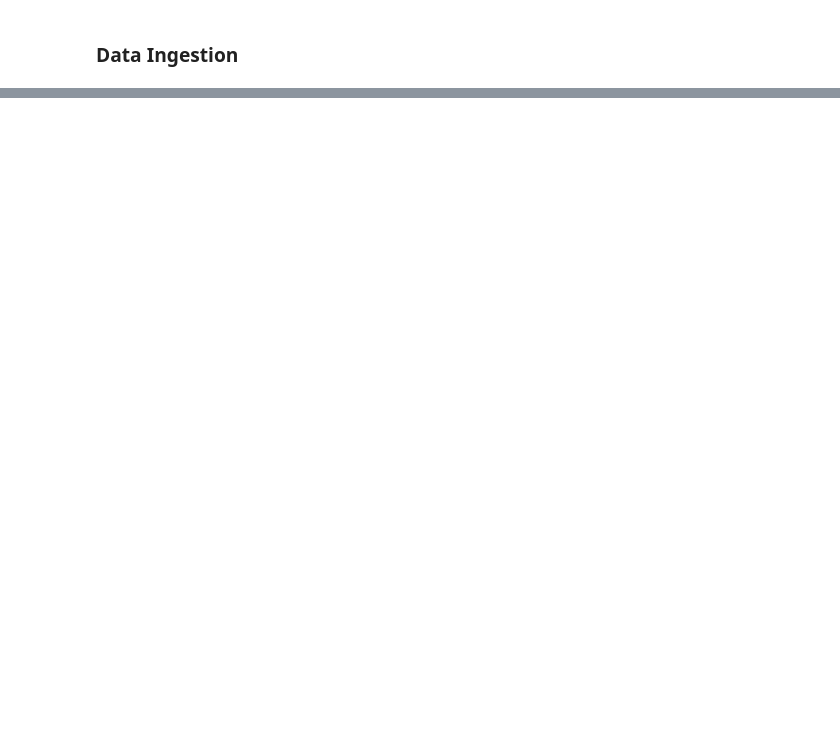
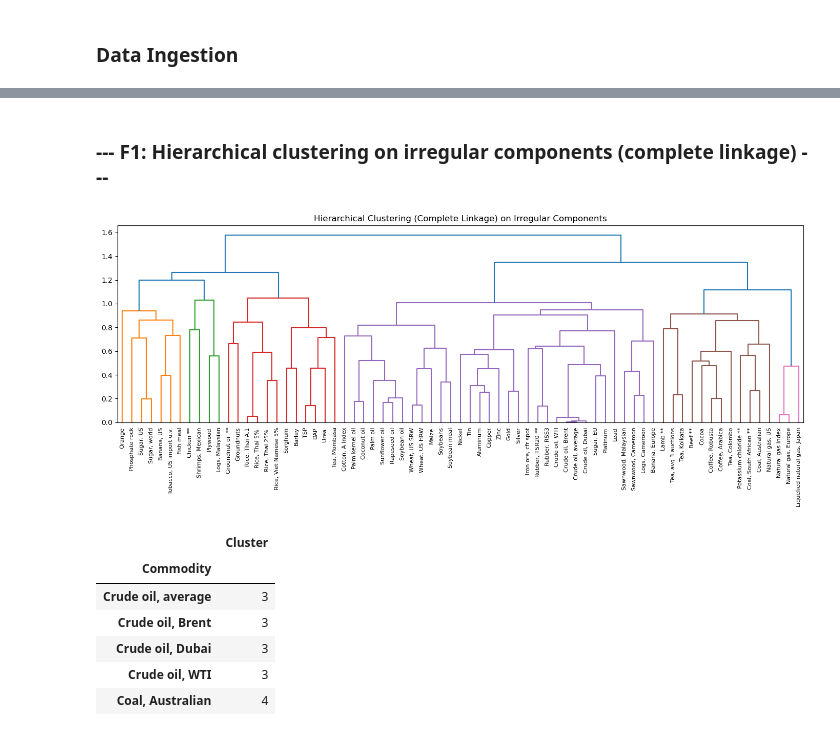
Before and after one commit to atkrish0/econometric-forecasting, a Jupyter notebook: cvm/soft_v2.ipynb, the cells around one changed output, grey strips where cells are left out. Cells and saved outputs as stored; diff of their text form; code cells hidden in the pictures; blank space fills up the shorter version.

```diff
--- a/cvm/soft_v2.ipynb
+++ b/cvm/soft_v2.ipynb
@@ -131,0 +416,45 @@ AttributeError: 'dict' object has no attribute 'iloc'
+# %% [markdown]
+### --- F1: Hierarchical clustering on irregular components (complete linkage) ---
+# %%
+# 1) Pairwise correlation on irregular component
+corr = irregular_df.corr(method="pearson", min_periods=12)
+
+# 2) Convert correlation to a distance (1 - corr); enforce 0 on diagonal
+dist_mat = 1.0 - corr
+np.fill_diagonal(dist_mat.values, 0.0)
+
+# 3) Condensed form for linkage
+dist_condensed = squareform(dist_mat.values, checks=False)
+
+# 4) Complete-linkage hierarchical clustering (optimal leaf ordering)
+Z = linkage(dist_condensed, method="complete", optimal_ordering=True)
+
+# 5) Dendrogram
+plt.figure(figsize=(14, 6))
+dn = dendrogram(
+    Z,
+    labels=corr.columns.tolist(),
+    leaf_rotation=90.0,
+    leaf_font_size=8,
+    color_threshold=None,   # show full tree; choose a threshold visually if desired
+)
+plt.title("Hierarchical Clustering (Complete Linkage) on Irregular Components")
+plt.tight_layout()
+plt.show()
+
+# 6) Optional: cut into a fixed number of clusters (choose k based on dendrogram)
+k = 4  # adjust after inspecting the dendrogram, to match the MATLAB grouping
+clusters = fcluster(Z, k, criterion="maxclust")
+
+cluster_map = pd.DataFrame({"Commodity": corr.columns, "Cluster": clusters}).set_index("Commodity")
+cluster_map.to_csv("clusters_irregular_complete.csv")
+cluster_map.head()
+# %% [output]
+[figure, added]
+|  | Cluster |
+| Commodity |  |
+| Crude oil, average | 3 |
+| Crude oil, Brent | 3 |
+| Crude oil, Dubai | 3 |
+| Crude oil, WTI | 3 |
+| Coal, Australian | 4 |
```
Also changed, not shown: parts of 40 cells of this notebook, 9 other files.
